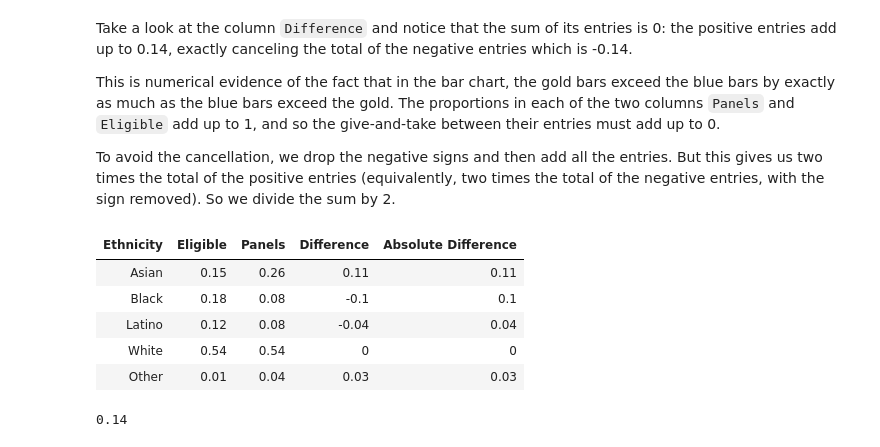
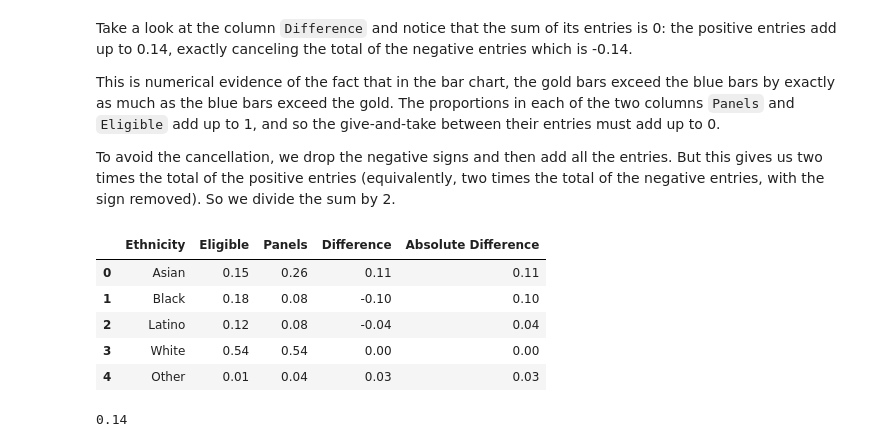
Before and after one commit to floreencia/textbook-flo, a Jupyter notebook: chapters/11/2/Multiple_Categories.ipynb, the cells around one changed output. Cells and saved outputs as stored; diff of their text form; code cells hidden in the pictures.

```diff
--- a/chapters/11/2/Multiple_Categories.ipynb
+++ b/chapters/11/2/Multiple_Categories.ipynb
@@ -115,9 +100,7 @@ For this we will compute a quantity called the *total variation distance* betwee
 To compute the total variation distance, we first take the difference between the two proportions in each category.
 # %%
 # Augment the table with a column of differences between proportions
-
-jury_with_diffs = jury.with_column(
-    'Difference', jury.column('Panels') - jury.column('Eligible')
-)
+jury_with_diffs = jury.copy()
+jury_with_diffs['Difference'] = jury_with_diffs['Panels'] - jury_with_diffs['Eligible']
 jury_with_diffs
 # %% [output]
@@ -134,16 +117,13 @@ This is numerical evidence of the fact that in the bar chart, the gold bars exce
 
 To avoid the cancellation, we drop the negative signs and then add all the entries. But this gives us two times the total of the positive entries (equivalently, two times the total of the negative entries, with the sign removed). So we divide the sum by 2.
 # %%
-jury_with_diffs = jury_with_diffs.with_column(
-    'Absolute Difference', np.abs(jury_with_diffs.column('Difference'))
-)
-
+jury_with_diffs['Absolute Difference'] = np.abs(jury_with_diffs['Difference'])
 jury_with_diffs
 # %% [output]
-| Ethnicity | Eligible | Panels | Difference | Absolute Difference |
-| Asian | 0.15 | 0.26 | 0.11 | 0.11 |
-| Black | 0.18 | 0.08 | -0.1 | 0.1 |
-| Latino | 0.12 | 0.08 | -0.04 | 0.04 |
-| White | 0.54 | 0.54 | 0 | 0 |
-| Other | 0.01 | 0.04 | 0.03 | 0.03 |
+|  | Ethnicity | Eligible | Panels | Difference | Absolute Difference |
+| 0 | Asian | 0.15 | 0.26 | 0.11 | 0.11 |
+| 1 | Black | 0.18 | 0.08 | -0.10 | 0.10 |
+| 2 | Latino | 0.12 | 0.08 | -0.04 | 0.04 |
+| 3 | White | 0.54 | 0.54 | 0.00 | 0.00 |
+| 4 | Other | 0.01 | 0.04 | 0.03 | 0.03 |
 # %%
```
Also changed, not shown: parts of 11 cells of this notebook.
